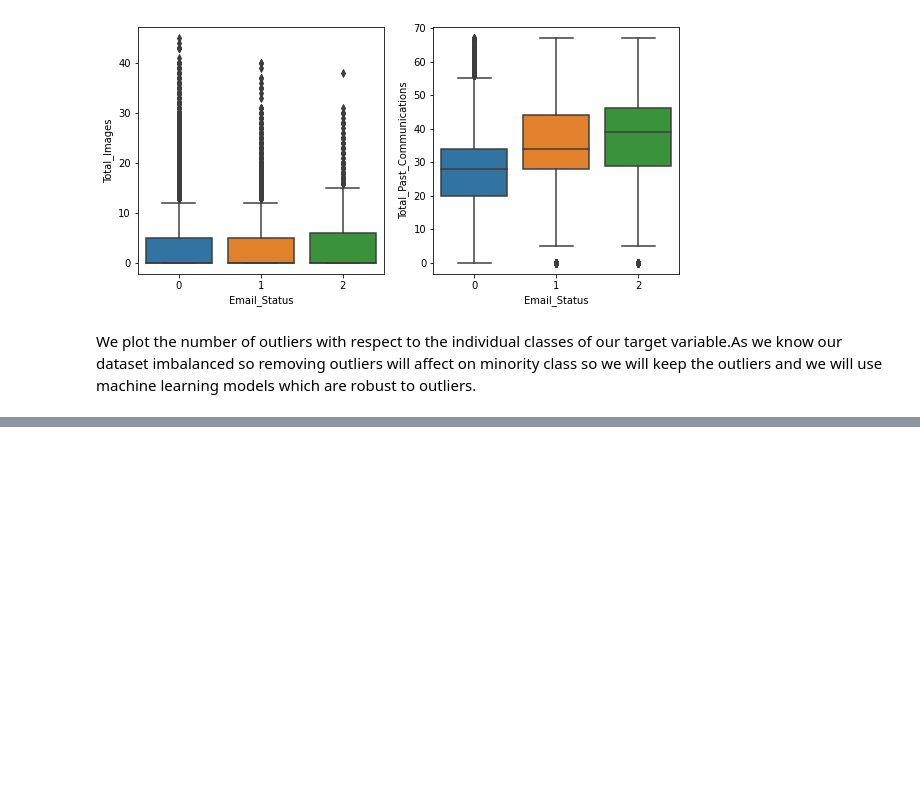
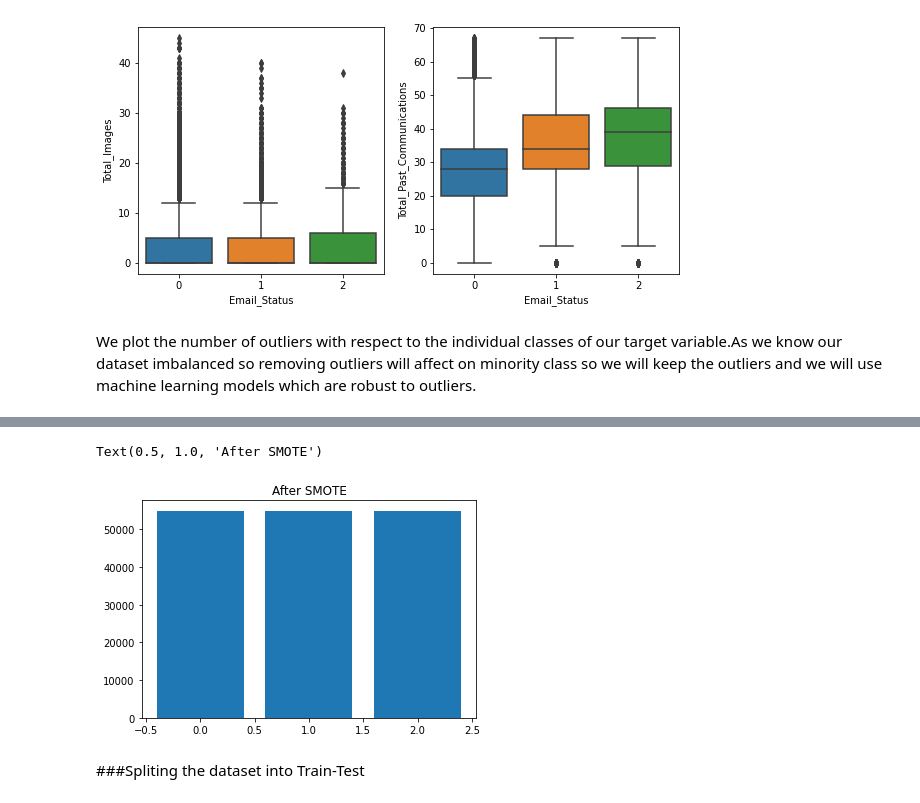
Before and after one commit to ArslanUllahKhan1/Email-Campaign-Effectiveness-Prediction, a Jupyter notebook: Email_Campaign_Effectiveness_Prediction.ipynb, the cells around one changed output, grey strips where cells are left out. Drawn from its saved outputs; the diff is of its cells as text; code cells hidden in the pictures; blank space fills up the shorter version.

```diff
--- a/Email_Campaign_Effectiveness_Prediction.ipynb
+++ b/Email_Campaign_Effectiveness_Prediction.ipynb
@@ -432,0 +559,11 @@ We plot the number of outliers with respect to the individual classes of our tar
+# %%
+from imblearn.over_sampling import SMOTE
+from collections import Counter
+
+smote = SMOTE()
+
+# fit predictor and target variable
+x_smote, y_smote = smote.fit_resample(final_dataframe.iloc[:,1:-1], final_dataframe['Email_Status'])
+
+print('Original dataset shape', len(final_dataframe))
+print('Resampled dataset shape', len(y_smote))
@@ -432,0 +579,8 @@ We plot the number of outliers with respect to the individual classes of our tar
+# %%
+plt.bar(Counter(y_smote).keys(), Counter(y_smote).values())
+plt.title("After SMOTE")
+# %% [output]
+Text(0.5, 1.0, 'After SMOTE')
+[figure, added]
+# %% [markdown]
+###Spliting the dataset into Train-Test
```
Also changed, not shown: parts of 20 cells of this notebook.
